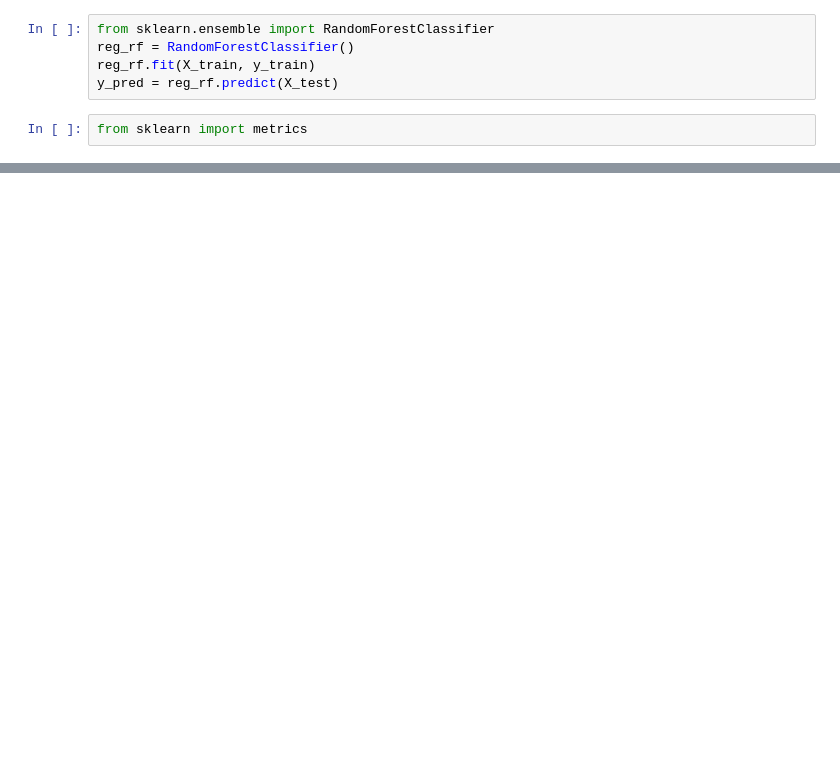
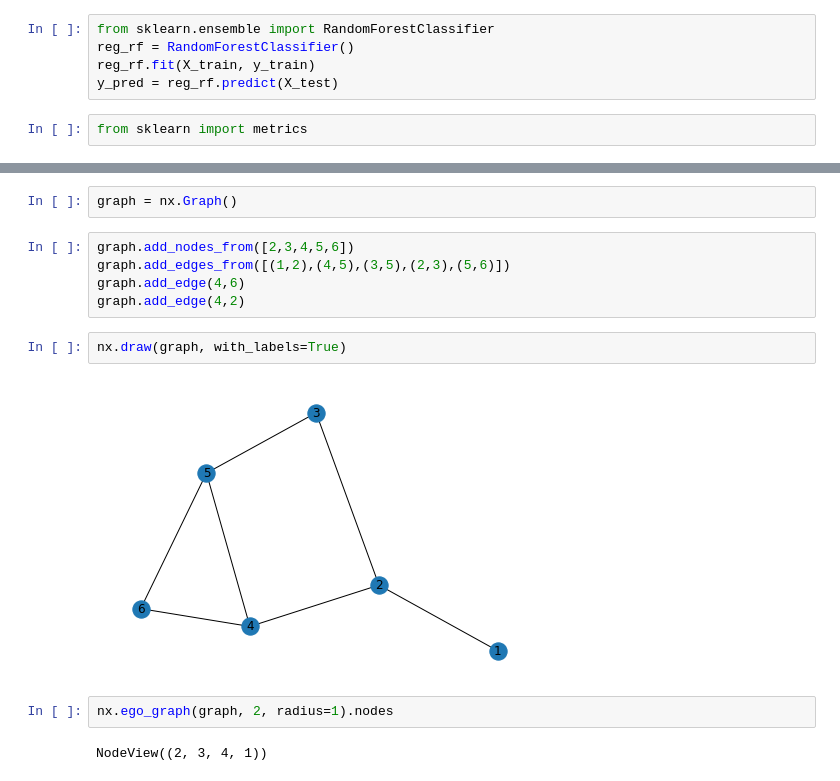
Before and after one commit to JGBOSS7/ML4NS, a Jupyter notebook: src/graph_embed.ipynb, the cells around one changed output, grey strips where cells are left out. Cells and saved outputs as stored; diff of their text form; blank space fills up the shorter version.

```diff
--- a/src/graph_embed.ipynb
+++ b/src/graph_embed.ipynb
@@ -239,0 +310,15 @@ metrics.plot_confusion_matrix(reg_rf, X_test, y_test)
+# %%
+graph = nx.Graph()
+# %%
+graph.add_nodes_from([2,3,4,5,6])
+graph.add_edges_from([(1,2),(4,5),(3,5),(2,3),(5,6)])
+graph.add_edge(4,6)
+graph.add_edge(4,2)
+# %%
+nx.draw(graph, with_labels=True)
+# %% [output]
+[figure, added]
+# %%
+nx.ego_graph(graph, 2, radius=1).nodes
+# %% [output]
+NodeView((2, 3, 4, 1))
```
Also changed, not shown: parts of 30 cells of this notebook, 20 other files.
